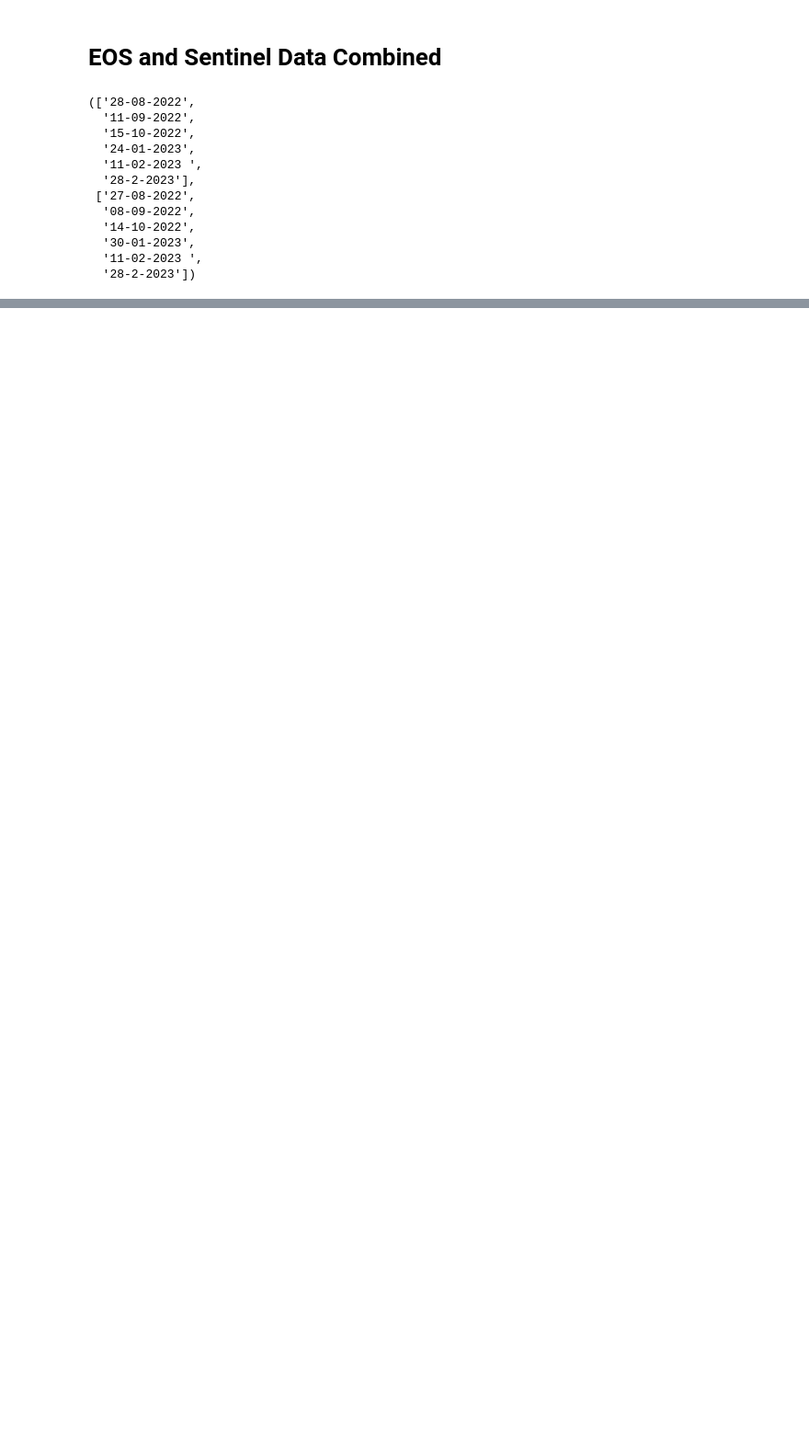
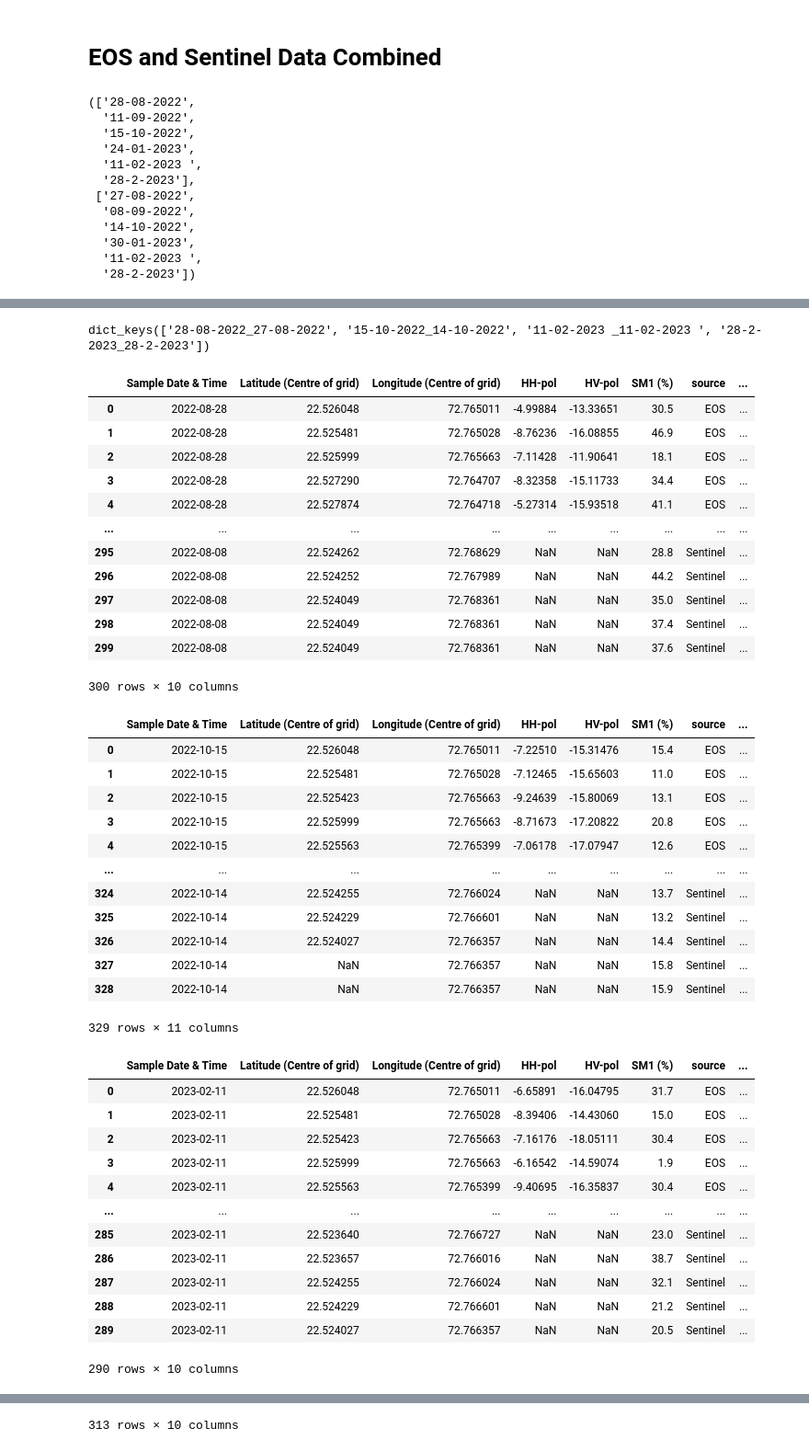
Before and after one commit to kshipra-jadav/major-2-experiments, a Jupyter notebook: code/classical_ml_new.ipynb, the cells around one changed output, grey strips where cells are left out. Shown at 92% size. Cells and saved outputs as stored; diff of their text form; code cells hidden in the pictures; blank space fills up the shorter version.

```diff
--- a/code/classical_ml_new.ipynb
+++ b/code/classical_ml_new.ipynb
@@ -535,0 +607,74 @@ eos.sheet_names, sentinel.sheet_names
+# %%
+import pandas as pd
+
+combined_dfs = {}
+
+for eos_sheet in eos.sheet_names:
+    eos_date = pd.to_datetime(eos_sheet.strip(), dayfirst=True)
+
+    # look for Sentinel sheets within ±2 days
+    for sent_sheet in sentinel.sheet_names:
+        sent_date = pd.to_datetime(sent_sheet.strip(), dayfirst=True)
+
+        if abs((eos_date - sent_date).days) <= 2:
+            eos_df = pd.read_excel(EOS_PATH, sheet_name=eos_sheet)
+            sent_df = pd.read_excel(SENTINEL_PATH, sheet_name=sent_sheet)
+
+            # add source column so you know where data came from
+            eos_df["source"] = "EOS"
+            sent_df["source"] = "Sentinel"
+
+            # concat vertically (stacking rows)
+            combined = pd.concat([eos_df, sent_df], ignore_index=True)
+
+            key = f"{eos_sheet}_{sent_sheet}"
+            combined_dfs[key] = combined
+
+combined_dfs.keys()
+# %% [output]
+dict_keys(['28-08-2022_27-08-2022', '15-10-2022_14-10-2022', '11-02-2023 _11-02-2023 ', '28-2-2023_28-2-2023'])
+# %%
+for key in combined_dfs.keys():
+    display(combined_dfs[key])
+    print()
+    print()
+# %% [output]
+|  | Sample Date & Time | Latitude (Centre of grid) | Longitude (Centre of grid) | HH-pol | HV-pol | SM1 (%) | source | ... |
+| 0 | 2022-08-28 | 22.526048 | 72.765011 | -4.99884 | -13.33651 | 30.5 | EOS | ... |
+| 1 | 2022-08-28 | 22.525481 | 72.765028 | -8.76236 | -16.08855 | 46.9 | EOS | ... |
+| 2 | 2022-08-28 | 22.525999 | 72.765663 | -7.11428 | -11.90641 | 18.1 | EOS | ... |
+| 3 | 2022-08-28 | 22.527290 | 72.764707 | -8.32358 | -15.11733 | 34.4 | EOS | ... |
+| 4 | 2022-08-28 | 22.527874 | 72.764718 | -5.27314 | -15.93518 | 41.1 | EOS | ... |
+| ... | ... | ... | ... | ... | ... | ... | ... | ... |
+| 295 | 2022-08-08 | 22.524262 | 72.768629 | NaN | NaN | 28.8 | Sentinel | ... |
+| 296 | 2022-08-08 | 22.524252 | 72.767989 | NaN | NaN | 44.2 | Sentinel | ... |
+| 297 | 2022-08-08 | 22.524049 | 72.768361 | NaN | NaN | 35.0 | Sentinel | ... |
+| 298 | 2022-08-08 | 22.524049 | 72.768361 | NaN | NaN | 37.4 | Sentinel | ... |
+| 299 | 2022-08-08 | 22.524049 | 72.768361 | NaN | NaN | 37.6 | Sentinel | ... |
+300 rows × 10 columns
+|  | Sample Date & Time | Latitude (Centre of grid) | Longitude (Centre of grid) | HH-pol | HV-pol | SM1 (%) | source | ... |
+| 0 | 2022-10-15 | 22.526048 | 72.765011 | -7.22510 | -15.31476 | 15.4 | EOS | ... |
+| 1 | 2022-10-15 | 22.525481 | 72.765028 | -7.12465 | -15.65603 | 11.0 | EOS | ... |
+| 2 | 2022-10-15 | 22.525423 | 72.765663 | -9.24639 | -15.80069 | 13.1 | EOS | ... |
+| 3 | 2022-10-15 | 22.525999 | 72.765663 | -8.71673 | -17.20822 | 20.8 | EOS | ... |
+| 4 | 2022-10-15 | 22.525563 | 72.765399 | -7.06178 | -17.07947 | 12.6 | EOS | ... |
+| ... | ... | ... | ... | ... | ... | ... | ... | ... |
+| 324 | 2022-10-14 | 22.524255 | 72.766024 | NaN | NaN | 13.7 | Sentinel | ... |
+| 325 | 2022-10-14 | 22.524229 | 72.766601 | NaN | NaN | 13.2 | Sentinel | ... |
+| 326 | 2022-10-14 | 22.524027 | 72.766357 | NaN | NaN | 14.4 | Sentinel | ... |
+| 327 | 2022-10-14 | NaN | 72.766357 | NaN | NaN | 15.8 | Sentinel | ... |
+| 328 | 2022-10-14 | NaN | 72.766357 | NaN | NaN | 15.9 | Sentinel | ... |
+329 rows × 11 columns
+|  | Sample Date & Time | Latitude (Centre of grid) | Longitude (Centre of grid) | HH-pol | HV-pol | SM1 (%) | source | ... |
+| 0 | 2023-02-11 | 22.526048 | 72.765011 | -6.65891 | -16.04795 | 31.7 | EOS | ... |
+| 1 | 2023-02-11 | 22.525481 | 72.765028 | -8.39406 | -14.43060 | 15.0 | EOS | ... |
+| 2 | 2023-02-11 | 22.525423 | 72.765663 | -7.16176 | -18.05111 | 30.4 | EOS | ... |
+| 3 | 2023-02-11 | 22.525999 | 72.765663 | -6.16542 | -14.59074 | 1.9 | EOS | ... |
+| 4 | 2023-02-11 | 22.525563 | 72.765399 | -9.40695 | -16.35837 | 30.4 | EOS | ... |
+| ... | ... | ... | ... | ... | ... | ... | ... | ... |
+| 285 | 2023-02-11 | 22.523640 | 72.766727 | NaN | NaN | 23.0 | Sentinel | ... |
+| 286 | 2023-02-11 | 22.523657 | 72.766016 | NaN | NaN | 38.7 | Sentinel | ... |
+| 287 | 2023-02-11 | 22.524255 | 72.766024 | NaN | NaN | 32.1 | Sentinel | ... |
+| 288 | 2023-02-11 | 22.524229 | 72.766601 | NaN | NaN | 21.2 | Sentinel | ... |
+| 289 | 2023-02-11 | 22.524027 | 72.766357 | NaN | NaN | 20.5 | Sentinel | ... |
+290 rows × 10 columns
@@ -535,0 +693 @@ eos.sheet_names, sentinel.sheet_names
+313 rows × 10 columns
```
Also changed, not shown: parts of 5 cells of this notebook.
